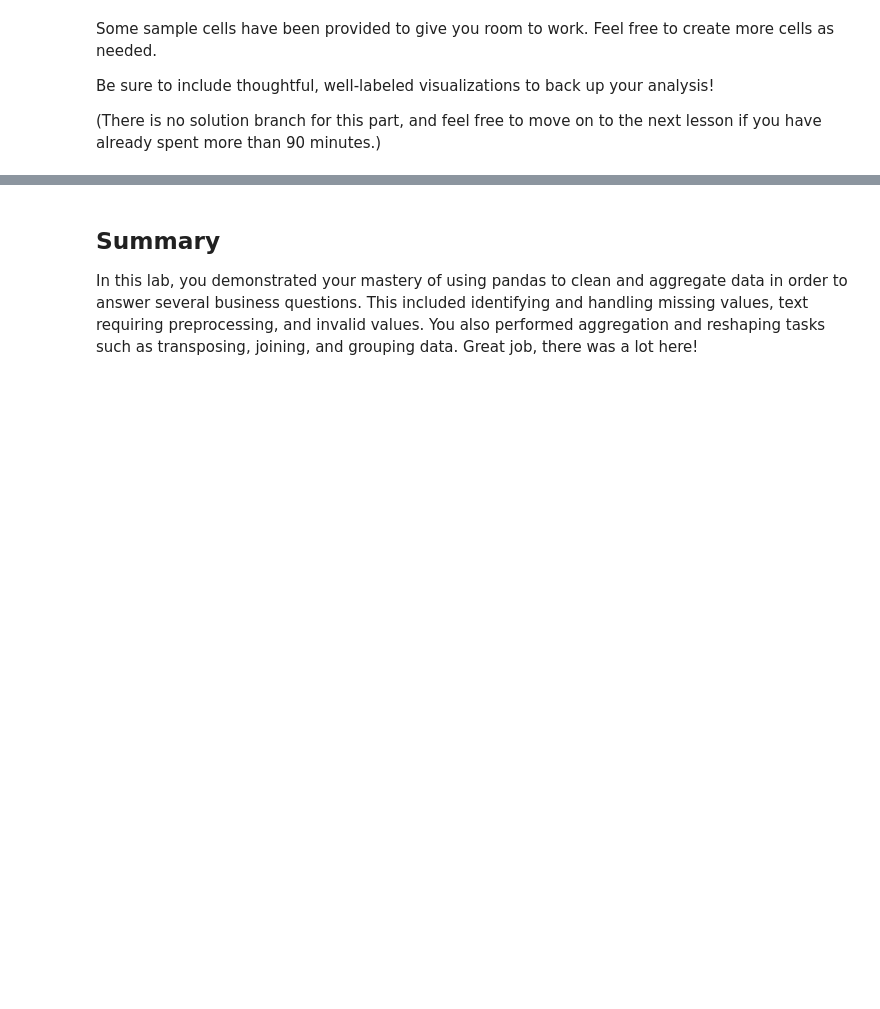
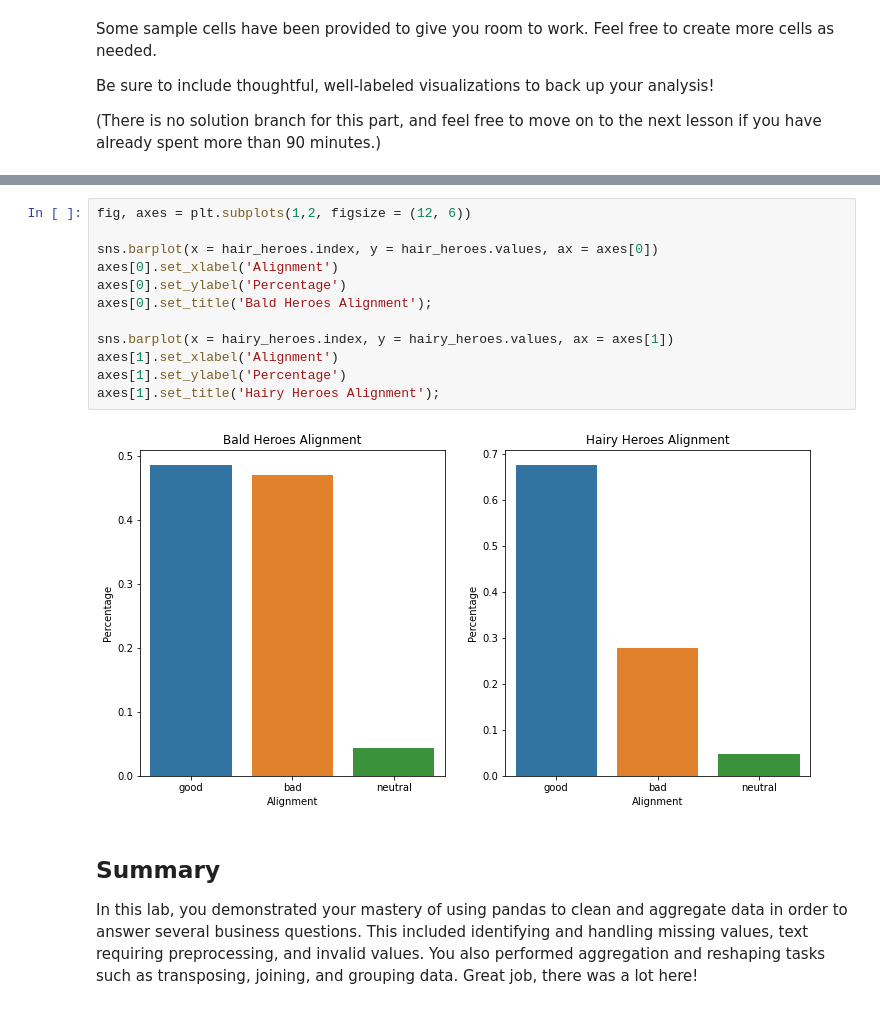
Before and after one commit to dvdhartsman/dsc-pandas-data-cleaning-lab, a Jupyter notebook: index.ipynb, the cells around one changed output, grey strips where cells are left out. Cells and saved outputs as stored; diff of their text form; blank space fills up the shorter version.

```diff
--- a/index.ipynb
+++ b/index.ipynb
@@ -842,3 +877,17 @@ Name: 1, dtype: object
+# %%
+fig, axes = plt.subplots(1,2, figsize = (12, 6))
+
+sns.barplot(x = hair_heroes.index, y = hair_heroes.values, ax = axes[0])
+axes[0].set_xlabel('Alignment')
+axes[0].set_ylabel('Percentage')
+axes[0].set_title('Bald Heroes Alignment');
+
+sns.barplot(x = hairy_heroes.index, y = hairy_heroes.values, ax = axes[1])
+axes[1].set_xlabel('Alignment')
+axes[1].set_ylabel('Percentage')
+axes[1].set_title('Hairy Heroes Alignment');
+# %% [output]
+[figure, added]
 # %% [markdown]
 ## Summary
 
```
Also changed, not shown: parts of 18 cells of this notebook.
